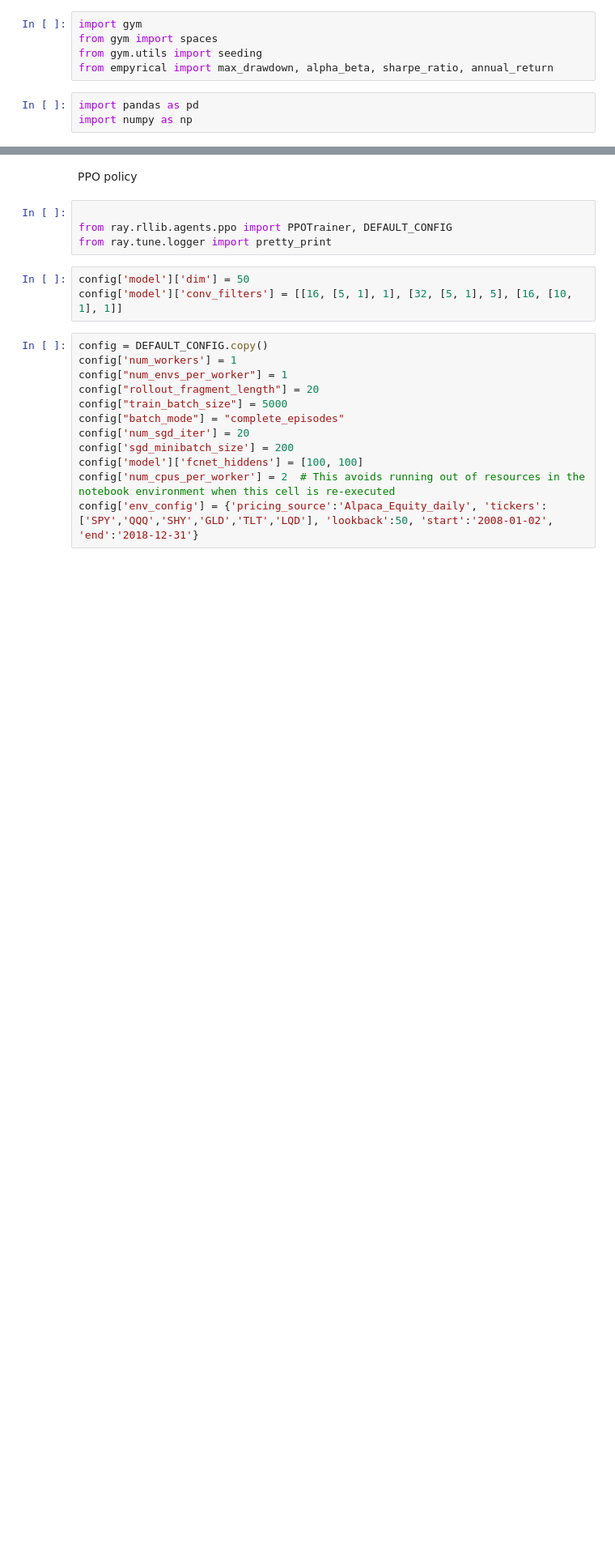
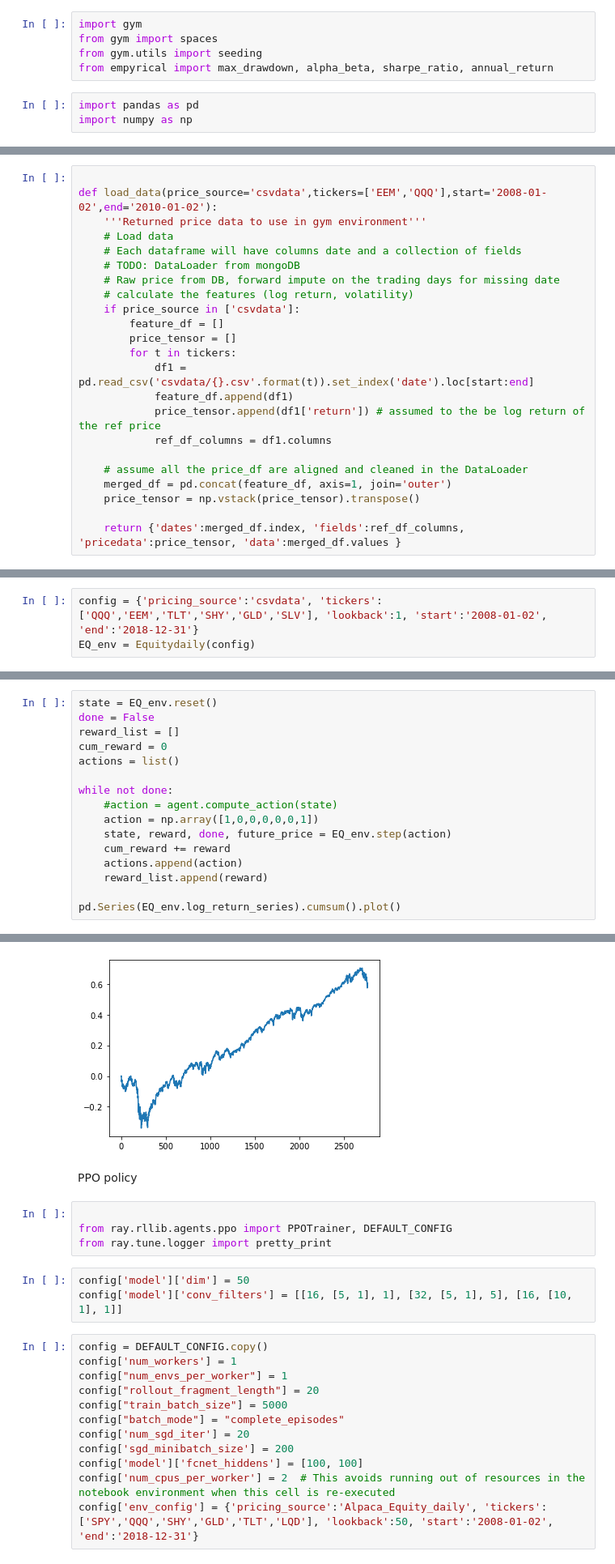
Before and after one commit to algotradingsoc/reinforcement_learning, a Jupyter notebook: Thomas/RL envrionment.ipynb, the cells around one changed output, grey strips where cells are left out. Shown at 81% size. Drawn from its saved outputs; the diff is of its cells as text; blank space fills up the shorter version.

Commit message:
RL environment

```diff
--- a/Thomas/RL envrionment.ipynb
+++ b/Thomas/RL envrionment.ipynb
@@ -58,3 +23,26 @@ def load_data(price_source='Alpaca_Equity_daily',tickers=['SPY','QQQ'],start='20
+# %%
+
+def load_data(price_source='csvdata',tickers=['EEM','QQQ'],start='2008-01-02',end='2010-01-02'):
+    '''Returned price data to use in gym environment'''
+    # Load data
+    # Each dataframe will have columns date and a collection of fields
+    # TODO: DataLoader from mongoDB
+    # Raw price from DB, forward impute on the trading days for missing date
+    # calculate the features (log return, volatility)
+    if price_source in ['csvdata']:
+        feature_df = []
+        price_tensor = []
+        for t in tickers:
+            df1 = pd.read_csv('csvdata/{}.csv'.format(t)).set_index('date').loc[start:end]
+            feature_df.append(df1)
+            price_tensor.append(df1['return']) # assumed to the be log return of the ref price
+            ref_df_columns = df1.columns
+
+    # assume all the price_df are aligned and cleaned in the DataLoader
+    merged_df = pd.concat(feature_df, axis=1, join='outer')
+    price_tensor = np.vstack(price_tensor).transpose()
+
+    return {'dates':merged_df.index, 'fields':ref_df_columns, 'pricedata':price_tensor, 'data':merged_df.values }
 # %%
 class Equitydaily(gym.Env):
 
@@ -164,0 +142,3 @@ time.time() - startt
+# %%
+config = {'pricing_source':'csvdata', 'tickers':['QQQ','EEM','TLT','SHY','GLD','SLV'], 'lookback':1, 'start':'2008-01-02', 'end':'2018-12-31'}
+EQ_env = Equitydaily(config)
@@ -164,0 +161,17 @@ time.time() - startt
+# %%
+state = EQ_env.reset()
+done = False
+reward_list = []
+cum_reward = 0
+actions = list()
+
+while not done:
+    #action = agent.compute_action(state)
+    action = np.array([1,0,0,0,0,0,1])
+    state, reward, done, future_price = EQ_env.step(action)
+    cum_reward += reward
+    actions.append(action)
+    reward_list.append(reward)
+
+pd.Series(EQ_env.log_return_series).cumsum().plot()
+# %% [output]
@@ -165,3 +196,4 @@ time.time() - startt
+[figure, added]
 # %% [markdown]
 PPO policy
 # %%
```
Also changed, not shown: parts of 8 cells of this notebook, 2 other files.
